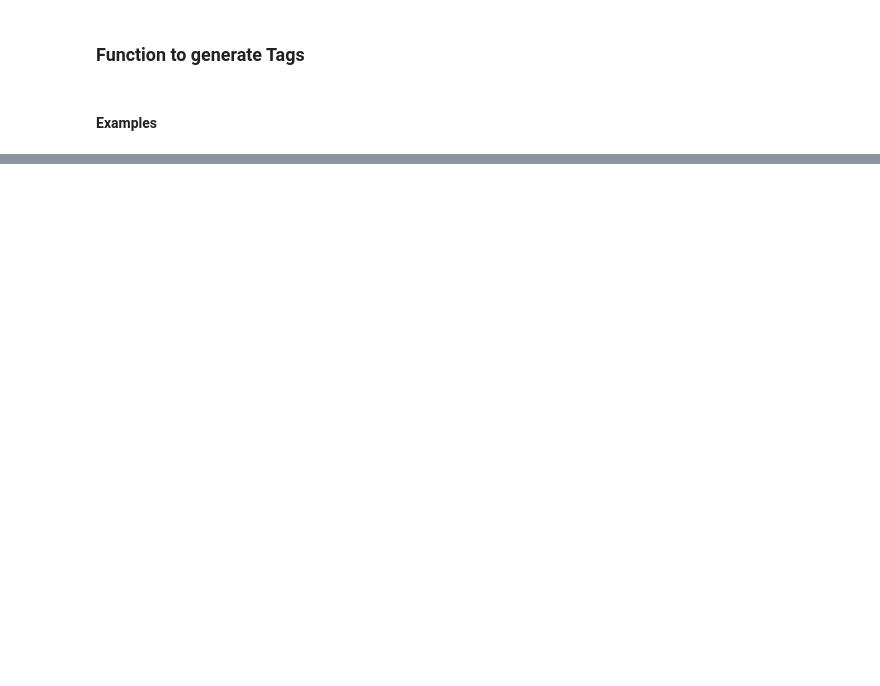
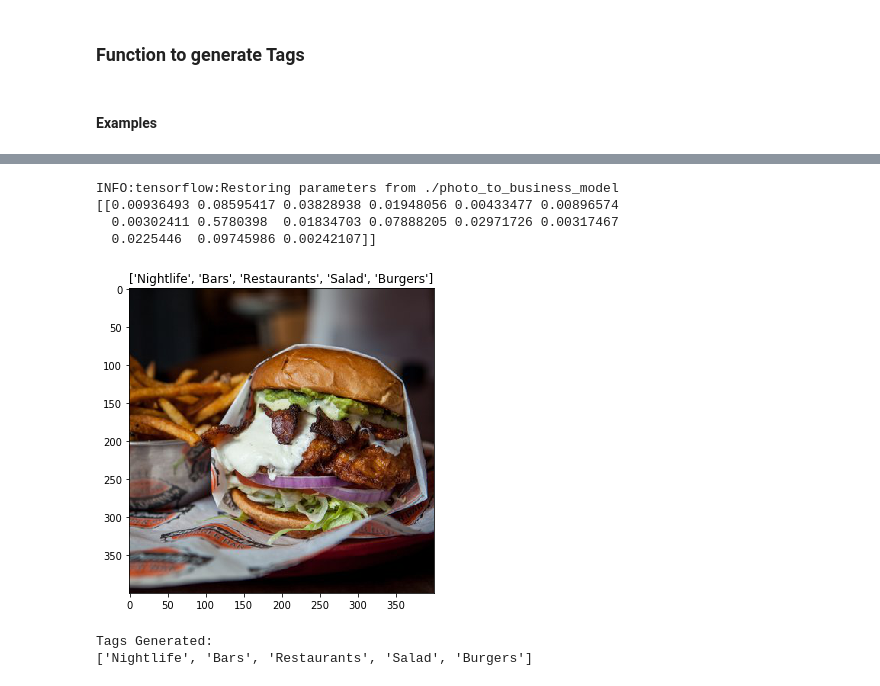
Before and after one commit to chaitanyakasaraneni/yelpphotoclassification, a Jupyter notebook: ImageTagGeneration/trained_model.ipynb, the cells around one changed output, grey strips where cells are left out. Saved outputs shown, nothing was run; the diff lists cells and outputs as text; code cells hidden in the pictures; blank space fills up the shorter version.

```diff
--- a/ImageTagGeneration/trained_model.ipynb
+++ b/ImageTagGeneration/trained_model.ipynb
@@ -692,0 +168,10 @@ Tags Generated:
+# %%
+tag_generation("__BpgqKi9_nQ1ECFq-6BYw")
+# %% [output]
+INFO:tensorflow:Restoring parameters from ./photo_to_business_model
+[[0.00936493 0.08595417 0.03828938 0.01948056 0.00433477 0.00896574
+  0.00302411 0.5780398  0.01834703 0.07888205 0.02971726 0.00317467
+  0.0225446  0.09745986 0.00242107]]
+[figure, added]
+Tags Generated:
+['Nightlife', 'Bars', 'Restaurants', 'Salad', 'Burgers']
```
Also changed, not shown: parts of 48 cells of this notebook.
